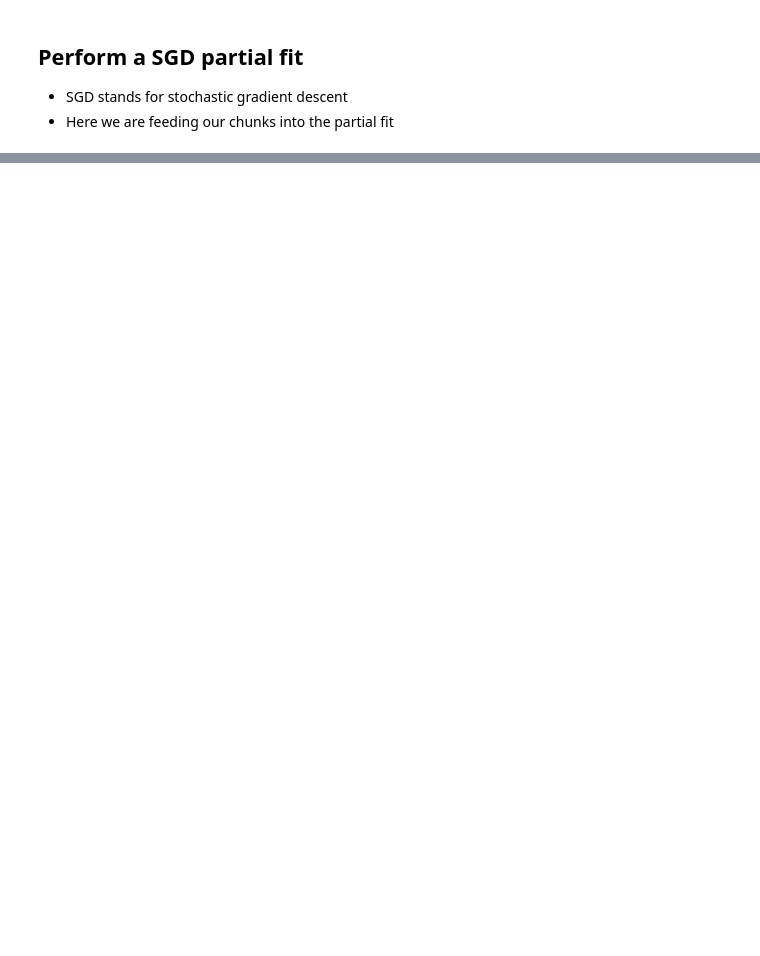
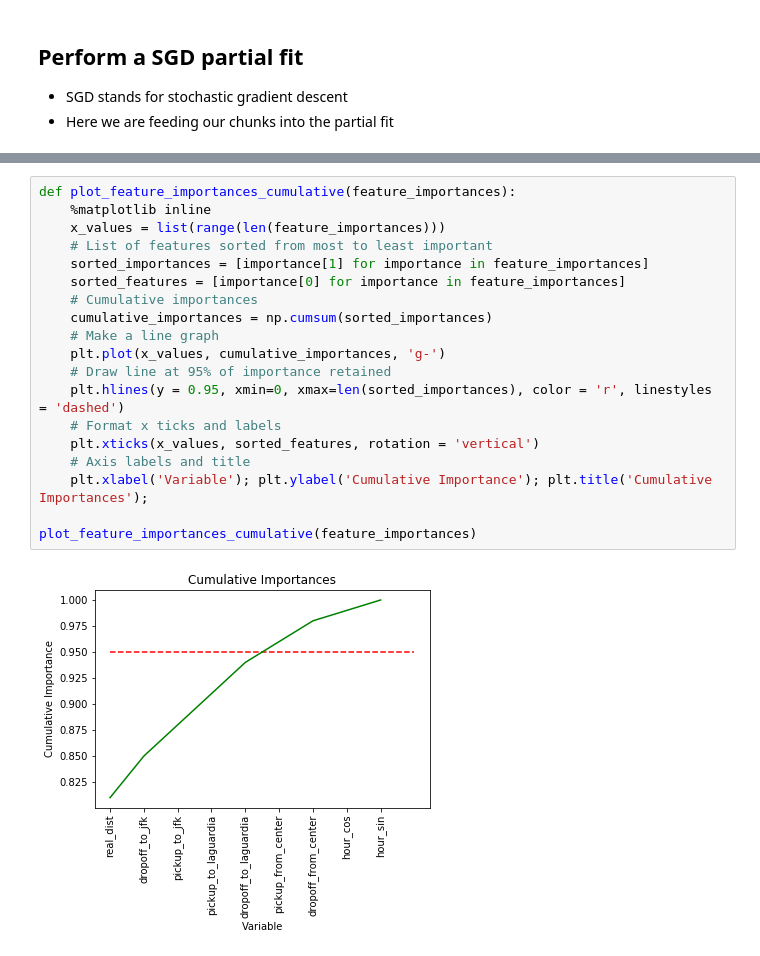
Before and after one commit to austinv211/PredictingTaxiFares, a Jupyter notebook: farePrediction.ipynb, the cells around one changed output, grey strips where cells are left out. Cells and saved outputs as stored; diff of their text form; blank space fills up the shorter version.

```diff
--- a/farePrediction.ipynb
+++ b/farePrediction.ipynb
@@ -271,0 +410,21 @@ building tree 50 of 50
+# %%
+def plot_feature_importances_cumulative(feature_importances):
+    %matplotlib inline
+    x_values = list(range(len(feature_importances)))
+    # List of features sorted from most to least important
+    sorted_importances = [importance[1] for importance in feature_importances]
+    sorted_features = [importance[0] for importance in feature_importances]
+    # Cumulative importances
+    cumulative_importances = np.cumsum(sorted_importances)
+    # Make a line graph
+    plt.plot(x_values, cumulative_importances, 'g-')
+    # Draw line at 95% of importance retained
+    plt.hlines(y = 0.95, xmin=0, xmax=len(sorted_importances), color = 'r', linestyles = 'dashed')
+    # Format x ticks and labels
+    plt.xticks(x_values, sorted_features, rotation = 'vertical')
+    # Axis labels and title
+    plt.xlabel('Variable'); plt.ylabel('Cumulative Importance'); plt.title('Cumulative Importances');
+
+plot_feature_importances_cumulative(feature_importances)
+# %% [output]
+[figure, added]
```
Also changed, not shown: parts of 9 cells of this notebook.
